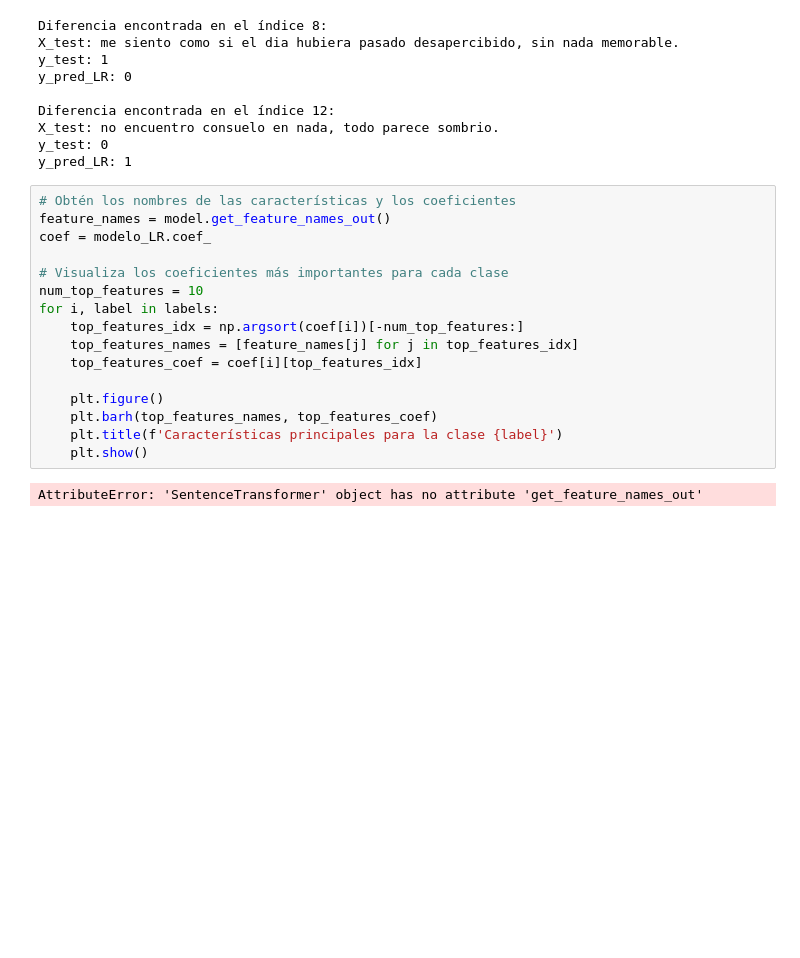
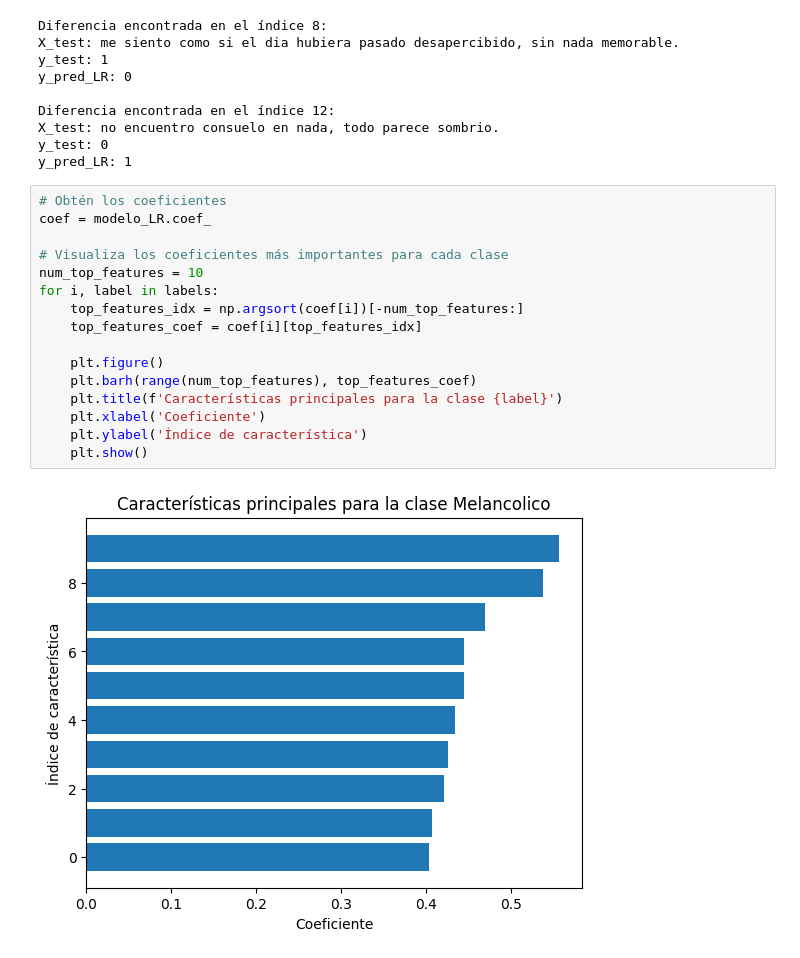
Before and after one commit to EugenioBravi/NLP_Bravi, a Jupyter notebook: clasificacion.ipynb, the cells around one changed output. Saved outputs shown, nothing was run; the diff lists cells and outputs as text; blank space fills up the shorter version.

```diff
--- a/clasificacion.ipynb
+++ b/clasificacion.ipynb
@@ -74,20 +72,20 @@ X_test: no encuentro consuelo en nada, todo parece sombrio.
 y_test: 0
 y_pred_LR: 1
 # %%
-# Obtén los nombres de las características y los coeficientes
-feature_names = model.get_feature_names_out()
+# Obtén los coeficientes
 coef = modelo_LR.coef_
 
 # Visualiza los coeficientes más importantes para cada clase
 num_top_features = 10
 for i, label in labels:
     top_features_idx = np.argsort(coef[i])[-num_top_features:]
-    top_features_names = [feature_names[j] for j in top_features_idx]
     top_features_coef = coef[i][top_features_idx]
 
     plt.figure()
-    plt.barh(top_features_names, top_features_coef)
+    plt.barh(range(num_top_features), top_features_coef)
     plt.title(f'Características principales para la clase {label}')
+    plt.xlabel('Coeficiente')
+    plt.ylabel('Índice de característica')
     plt.show()
 # %% [output]
-AttributeError: 'SentenceTransformer' object has no attribute 'get_feature_names_out'
+[figure, added]
```
Also changed, not shown: parts of 4 cells of this notebook, 2 other files.
